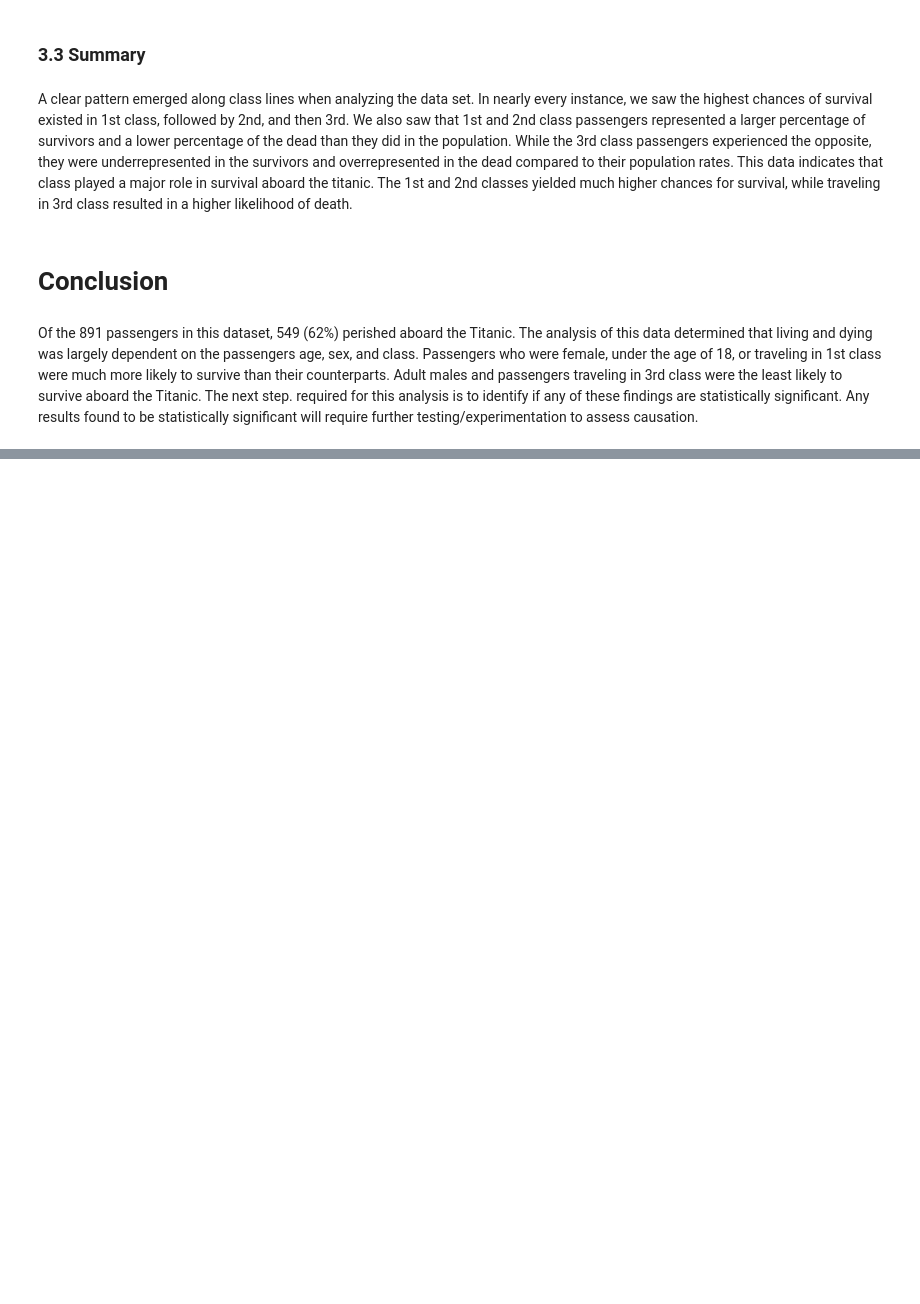
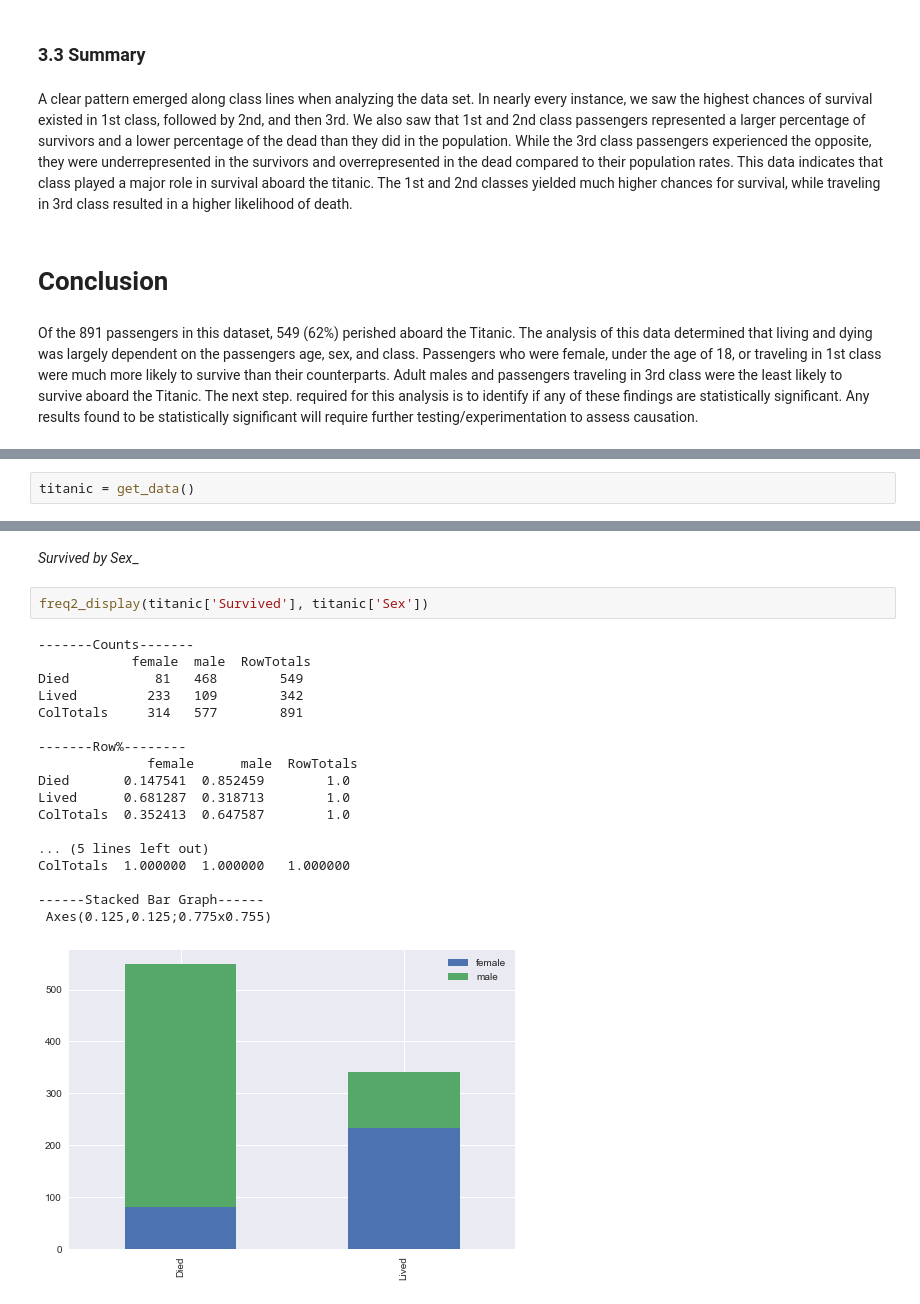
Before and after one commit to jco44/UdacityDataAnalysis, a Jupyter notebook: Analysis_Results.ipynb, the cells around one changed output, grey strips where cells are left out. Saved outputs shown, nothing was run; the diff lists cells and outputs as text; blank space fills up the shorter version.

```diff
--- a/Analysis_Results.ipynb
+++ b/Analysis_Results.ipynb
@@ -603,0 +1072,2 @@ Of the 891 passengers in this dataset, 549 (62%) perished aboard the Titanic. Th
+# %%
+titanic = get_data()
@@ -603,0 +1257,23 @@ Of the 891 passengers in this dataset, 549 (62%) perished aboard the Titanic. Th
+# %% [markdown]
+_Survived by Sex__
+# %%
+freq2_display(titanic['Survived'], titanic['Sex'])
+# %% [output]
+-------Counts-------
+            female  male  RowTotals
+Died           81   468        549
+Lived         233   109        342
+ColTotals     314   577        891
+
+-------Row%--------
+              female      male  RowTotals
+Died       0.147541  0.852459        1.0
+Lived      0.681287  0.318713        1.0
+ColTotals  0.352413  0.647587        1.0
+
+... (5 lines left out)
+ColTotals  1.000000  1.000000   1.000000
+
+------Stacked Bar Graph------
+ Axes(0.125,0.125;0.775x0.755)
+[figure, added]
```
Also changed, not shown: parts of 101 cells of this notebook.
